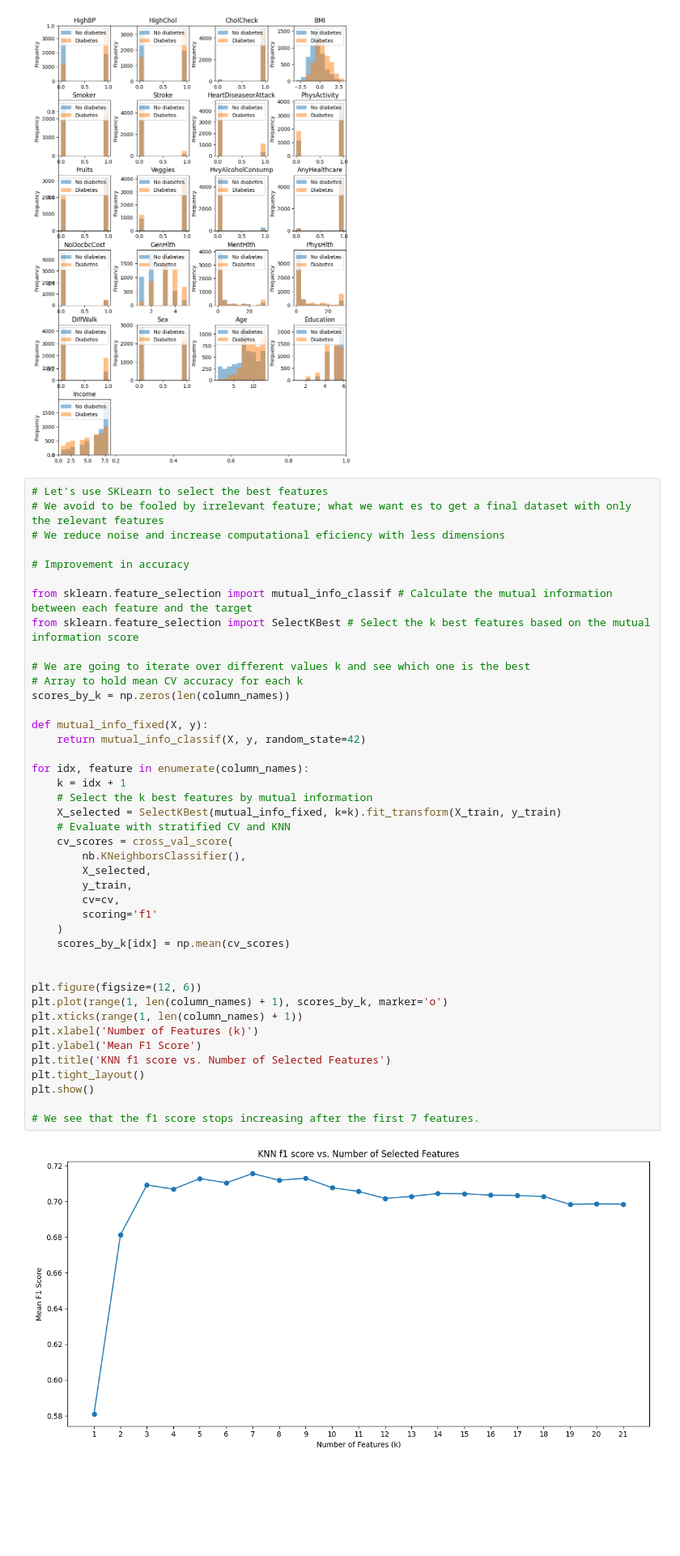
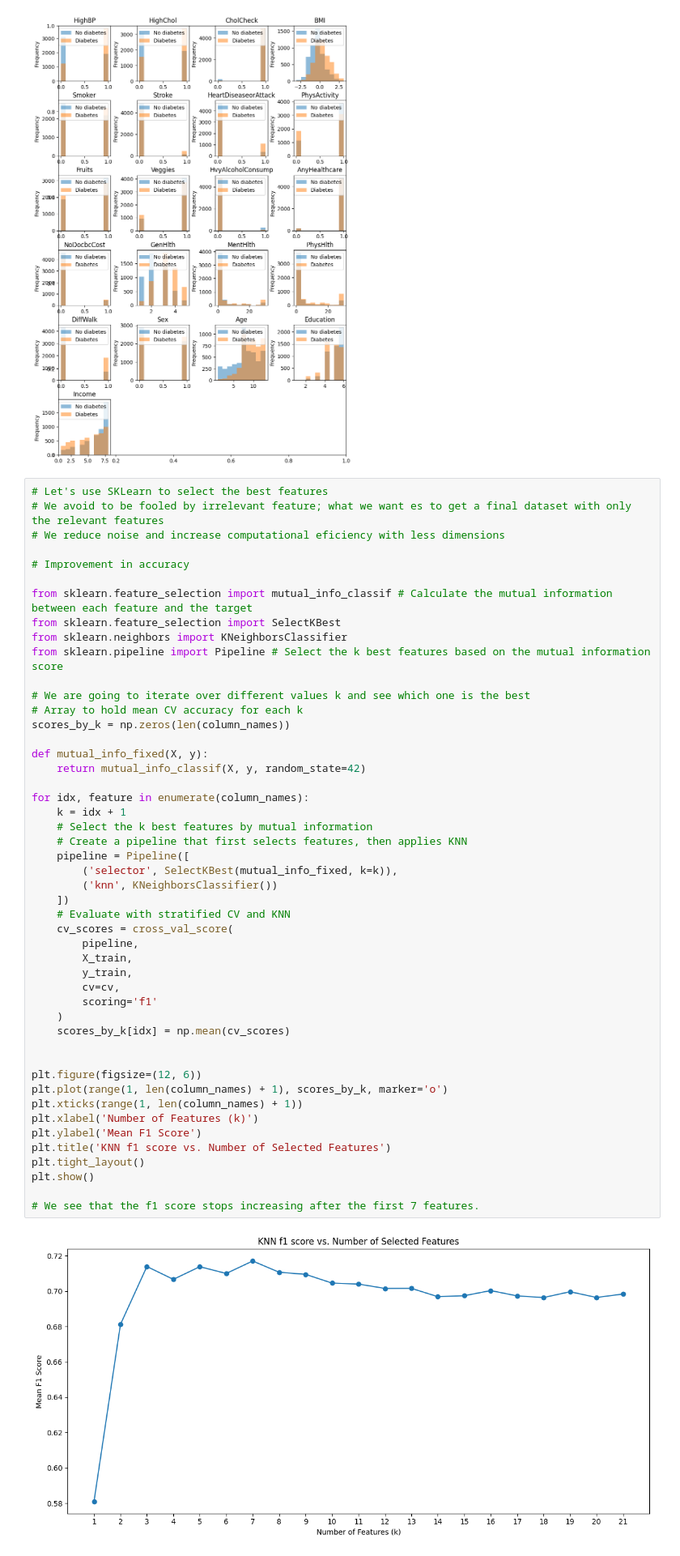
Before and after one commit to yasin281/data-mining-p2, a Jupyter notebook: src/KNN.ipynb, the cells around one changed output. Shown at 81% size. Drawn from its saved outputs; the diff is of its cells as text; blank space fills up the shorter version.

```diff
--- a/src/KNN.ipynb
+++ b/src/KNN.ipynb
@@ -126,42 +126,48 @@ plt.show()
 # Improvement in accuracy
 
 from sklearn.feature_selection import mutual_info_classif # Calculate the mutual information between each feature and the target
-from sklearn.feature_selection import SelectKBest # Select the k best features based on the mutual information score
+from sklearn.feature_selection import SelectKBest
+from sklearn.neighbors import KNeighborsClassifier
+from sklearn.pipeline import Pipeline # Select the k best features based on the mutual information score
 
 # We are going to iterate over different values k and see which one is the best
 # Array to hold mean CV accuracy for each k
 scores_by_k = np.zeros(len(column_names))
 
 def mutual_info_fixed(X, y):
     return mutual_info_classif(X, y, random_state=42)
 
 for idx, feature in enumerate(column_names):
     k = idx + 1
     # Select the k best features by mutual information
-    X_selected = SelectKBest(mutual_info_fixed, k=k).fit_transform(X_train, y_train)
+    # Create a pipeline that first selects features, then applies KNN
+    pipeline = Pipeline([
+        ('selector', SelectKBest(mutual_info_fixed, k=k)),
+        ('knn', KNeighborsClassifier())
+    ])
     # Evaluate with stratified CV and KNN
     cv_scores = cross_val_score(
-        nb.KNeighborsClassifier(),
-        X_selected,
+        pipeline,
+        X_train,
         y_train,
         cv=cv,
         scoring='f1'
     )
     scores_by_k[idx] = np.mean(cv_scores)
 
 
 plt.figure(figsize=(12, 6))
 plt.plot(range(1, len(column_names) + 1), scores_by_k, marker='o')
 plt.xticks(range(1, len(column_names) + 1))
 plt.xlabel('Number of Features (k)')
 plt.ylabel('Mean F1 Score')
 plt.title('KNN f1 score vs. Number of Selected Features')
 plt.tight_layout()
 plt.show()
 
 # We see that the f1 score stops increasing after the first 7 features.
 # %% [output]
-[figure, old version]
+[figure, new version]
 # %% [markdown]
 ### 5.1 - Compare if it's useful delete irrelevant features
 # %%
```
Also changed, not shown: parts of 2 cells of this notebook, 1 other file.
